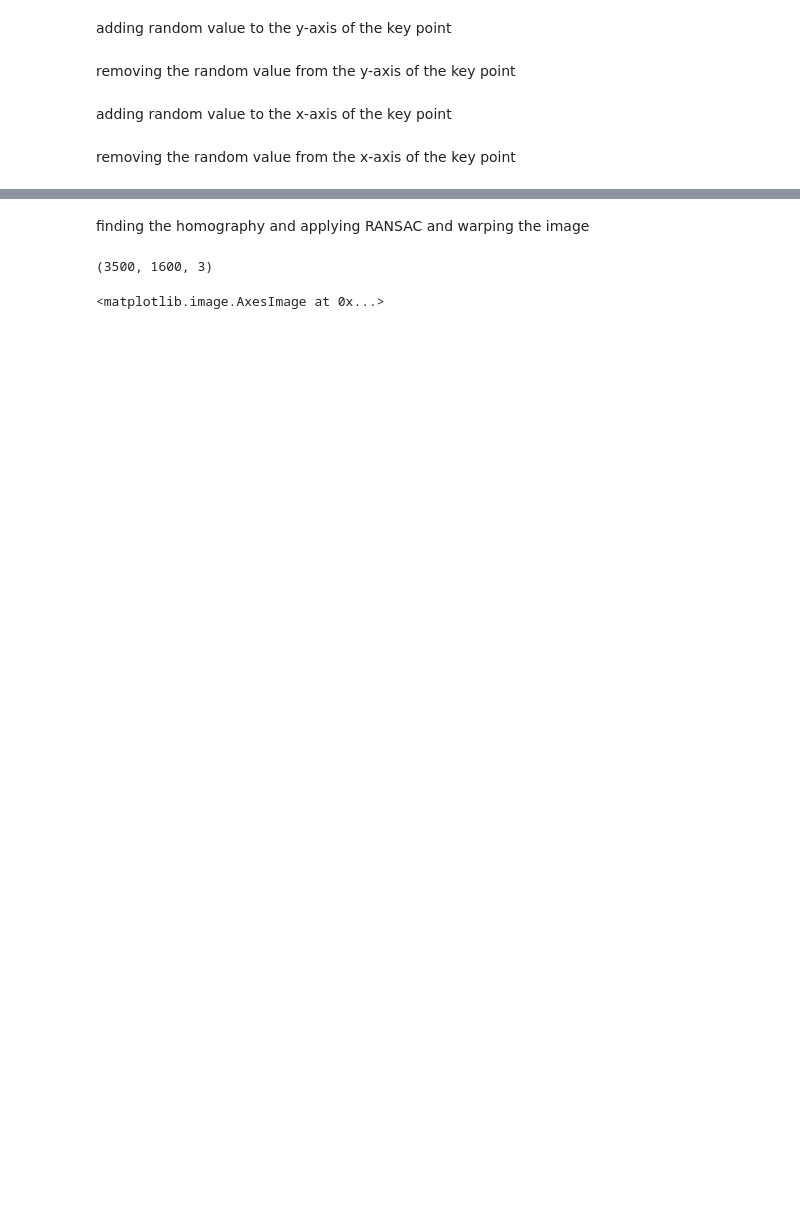
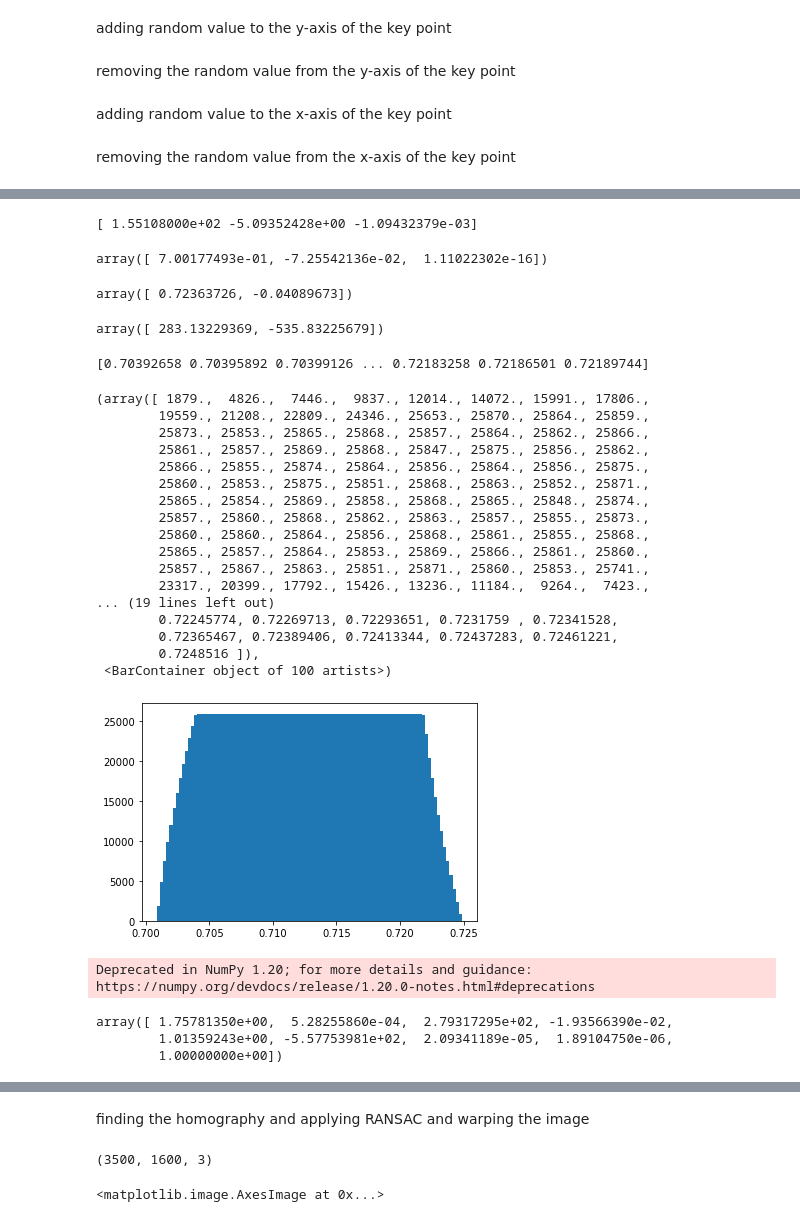
Before and after one commit to knhamad/Experiments, a Jupyter notebook: Imagealignment.ipynb, the cells around one changed output, grey strips where cells are left out. Drawn from its saved outputs; the diff is of its cells as text; code cells hidden in the pictures; blank space fills up the shorter version.

```diff
--- a/Imagealignment.ipynb
+++ b/Imagealignment.ipynb
@@ -130,0 +178,73 @@ k_11[:,0]=k_11[:,0]-n
+# %%
+print(np.reshape(H1,(3,3))@np.array([   93, 2,1])-np.reshape(H2,(3,3))@np.array([   2, 1,1]))
+# %% [output]
+[ 1.55108000e+02 -5.09352428e+00 -1.09432379e-03]
+# %%
+np.reshape(H1,(3,3))@np.array([   0, 0,1])-np.reshape(H2,(3,3))@np.array([   0, 0,1])
+# %% [output]
+array([ 7.00177493e-01, -7.25542136e-02,  1.11022302e-16])
+# %%
+np.array([(H1[0,0]*566+H1[0,1]*2692+H1[0,2])/((H1[2,0]*566+H1[2,1]*2692+H1[2,2])),(H1[1,0]*566+H1[1,1]*2692+H1[1,2])/((H1[2,0]*566+H1[2,1]*2692+H1[2,2]))])-np.array([(H2[0,0]*566+H2[0,1]*2692+H2[0,2])/((H2[2,0]*566+H2[2,1]*2692+H2[2,2])),(H2[1,0]*566+H2[1,1]*2692+H2[1,2])/((H2[2,0]*566+H2[2,1]*2692+H2[2,2]))])
+# %% [output]
+array([ 0.72363726, -0.04089673])
+# %%
+np.array([(H2[0,0]*0+H2[0,1]*0+H2[0,2])/((H2[2,0]*0+H2[2,1]*0+H2[2,2])),(H2[1,0]*0+H2[1,1]*0+H2[1,2])/((H2[2,0]*0+H2[2,1]*0+H2[2,2]))])
+# %% [output]
+array([ 283.13229369, -535.83225679])
+# %%
+from scipy.spatial import distance
+from tqdm import tqdm
+
+u=np.array([])
+for y in tqdm(range(3500)):
+    for x in range(648):
+        a=H1@np.array([x,y,1])
+        b=H2@np.array([x,y,1])
+        u=np.append(u,distance.euclidean(a, b))
+
+print(u)
+# %% [output]
+[0.70392658 0.70395892 0.70399126 ... 0.72183258 0.72186501 0.72189744]
+# %%
+plt.hist(u,100)
+# %% [output]
+(array([ 1879.,  4826.,  7446.,  9837., 12014., 14072., 15991., 17806.,
+        19559., 21208., 22809., 24346., 25653., 25870., 25864., 25859.,
+        25873., 25853., 25865., 25868., 25857., 25864., 25862., 25866.,
+        25861., 25857., 25869., 25868., 25847., 25875., 25856., 25862.,
+        25866., 25855., 25874., 25864., 25856., 25864., 25856., 25875.,
+        25860., 25853., 25875., 25851., 25868., 25863., 25852., 25871.,
+        25865., 25854., 25869., 25858., 25868., 25865., 25848., 25874.,
+        25857., 25860., 25868., 25862., 25863., 25857., 25855., 25873.,
+        25860., 25860., 25864., 25856., 25868., 25861., 25855., 25868.,
+        25865., 25857., 25864., 25853., 25869., 25866., 25861., 25860.,
+        25857., 25867., 25863., 25851., 25871., 25860., 25853., 25741.,
+        23317., 20399., 17792., 15426., 13236., 11184.,  9264.,  7423.,
+... (19 lines left out)
+        0.72245774, 0.72269713, 0.72293651, 0.7231759 , 0.72341528,
+        0.72365467, 0.72389406, 0.72413344, 0.72437283, 0.72461221,
+        0.7248516 ]),
+ <BarContainer object of 100 artists>)
+[figure, added]
+# %%
+from scipy.spatial import distance
+dis=np.array([])
+count=0
+for i in tqdm(range(3500)):
+    yy=np.ones((3,648))
+    yy[0,:]=np.full(shape=648,fill_value=count,dtype=np.int)
+    yy[1,:]=np.arange(0,648)
+    # np.sqrt(np.power((ok@yy)[]-ok1@yy,2)+np.power(ok@yy-ok1@yy,2)+np.power(ok@yy-ok1@yy,2))
+    # sum_sq = np.sum(np.square((np.reshape(H1,(3,3))@yy).T - (np.reshape(H2,(3,3))@yy).T),axis=1)
+    # dis=np.concatenate((dis,np.sqrt(sum_sq)),axis=0)
+    sum_sq = np.sum(abs((np.reshape(H1,(3,3))@yy).T - (np.reshape(H2,(3,3))@yy).T),axis=1)
+    dis=np.concatenate((dis,sum_sq),axis=0)
+    count+=1
+# %% [output]
+Deprecated in NumPy 1.20; for more details and guidance: https://numpy.org/devdocs/release/1.20.0-notes.html#deprecations
+# %%
+np.reshape(H3,(3,3))
+# %% [output]
+array([ 1.75781350e+00,  5.28255860e-04,  2.79317295e+02, -1.93566390e-02,
+        1.01359243e+00, -5.57753981e+02,  2.09341189e-05,  1.89104750e-06,
+        1.00000000e+00])
```
Also changed, not shown: parts of 24 cells of this notebook.
